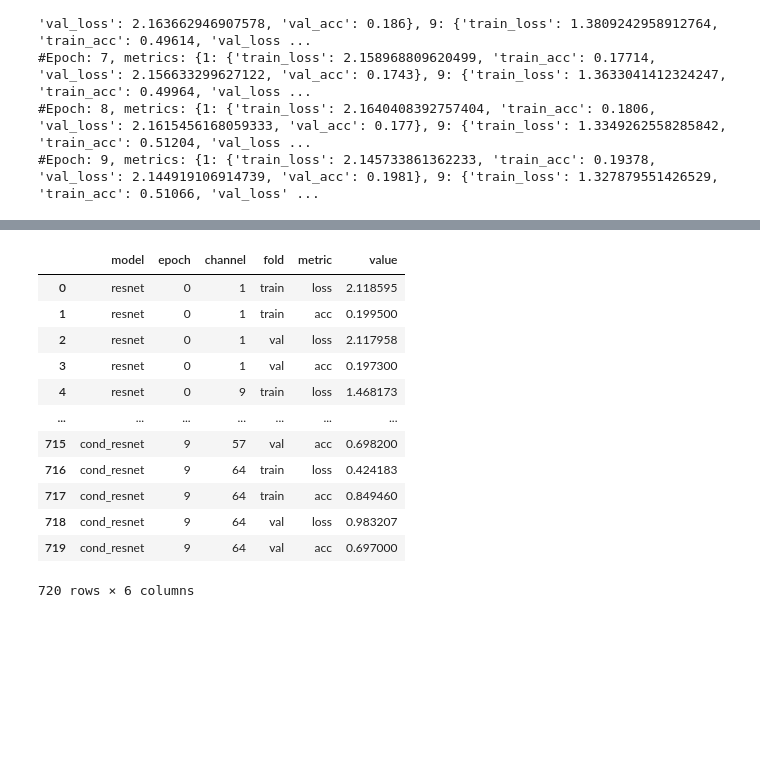
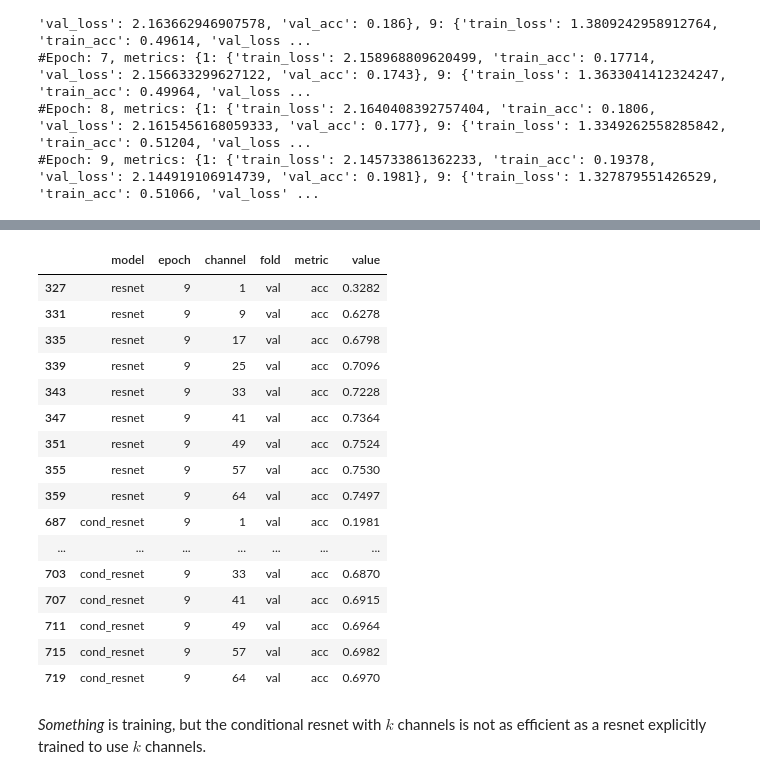
Before and after one commit to mprzewie/marcin-learning, a Jupyter notebook: condconv/condconv_poc.ipynb, the cells around one changed output, grey strips where cells are left out. Drawn from its saved outputs; the diff is of its cells as text; code cells hidden in the pictures; blank space fills up the shorter version.

Commit message:
add dataframe

```diff
--- a/condconv/condconv_poc.ipynb
+++ b/condconv/condconv_poc.ipynb
@@ -234,40 +239,48 @@ Text(0.5, 0.98, 'Conditional resnet')
 # %%
 rows = []
 
 for (model, epochs) in [
     ("resnet", m_r18),
     ("cond_resnet", m_cr18)
 ]:
     for epoch, channel_to_metrics in enumerate(epochs):
         for channel, metrics in channel_to_metrics.items():
             for m, v in metrics.items():
                 fold, metric = m.split("_")
                 rows.append({
                     "model": model,
                     "epoch": epoch,
                     "channel": channel,
                     "fold": fold,
                     "metric": metric,
                     "value": v
                 })
 
 df = pd.DataFrame(rows)
 df.to_csv("metrics.csv")
-df
+# df
+
+df[df.epoch==9][df.fold=="val"][df.metric=="acc"]
 # %% [output]
 |  | model | epoch | channel | fold | metric | value |
-| 0 | resnet | 0 | 1 | train | loss | 2.118595 |
-| 1 | resnet | 0 | 1 | train | acc | 0.199500 |
-| 2 | resnet | 0 | 1 | val | loss | 2.117958 |
-| 3 | resnet | 0 | 1 | val | acc | 0.197300 |
-| 4 | resnet | 0 | 9 | train | loss | 1.468173 |
+| 327 | resnet | 9 | 1 | val | acc | 0.3282 |
+| 331 | resnet | 9 | 9 | val | acc | 0.6278 |
+| 335 | resnet | 9 | 17 | val | acc | 0.6798 |
+| 339 | resnet | 9 | 25 | val | acc | 0.7096 |
+| 343 | resnet | 9 | 33 | val | acc | 0.7228 |
+| 347 | resnet | 9 | 41 | val | acc | 0.7364 |
+| 351 | resnet | 9 | 49 | val | acc | 0.7524 |
+| 355 | resnet | 9 | 57 | val | acc | 0.7530 |
+| 359 | resnet | 9 | 64 | val | acc | 0.7497 |
+| 687 | cond_resnet | 9 | 1 | val | acc | 0.1981 |
 | ... | ... | ... | ... | ... | ... | ... |
-| 715 | cond_resnet | 9 | 57 | val | acc | 0.698200 |
-| 716 | cond_resnet | 9 | 64 | train | loss | 0.424183 |
-| 717 | cond_resnet | 9 | 64 | train | acc | 0.849460 |
-| 718 | cond_resnet | 9 | 64 | val | loss | 0.983207 |
-| 719 | cond_resnet | 9 | 64 | val | acc | 0.697000 |
+| 703 | cond_resnet | 9 | 33 | val | acc | 0.6870 |
+| 707 | cond_resnet | 9 | 41 | val | acc | 0.6915 |
+| 711 | cond_resnet | 9 | 49 | val | acc | 0.6964 |
+| 715 | cond_resnet | 9 | 57 | val | acc | 0.6982 |
+| 719 | cond_resnet | 9 | 64 | val | acc | 0.6970 |
-720 rows × 6 columns
+# %% [markdown]
+*Something* is training, but the conditional resnet with $k$ channels is not as efficient as a resnet explicitly trained to use $k$ channels.
 # %%
 alt.Chart(
     df[df.fold=="val"]
```
Also changed, not shown: parts of 6 cells of this notebook.
